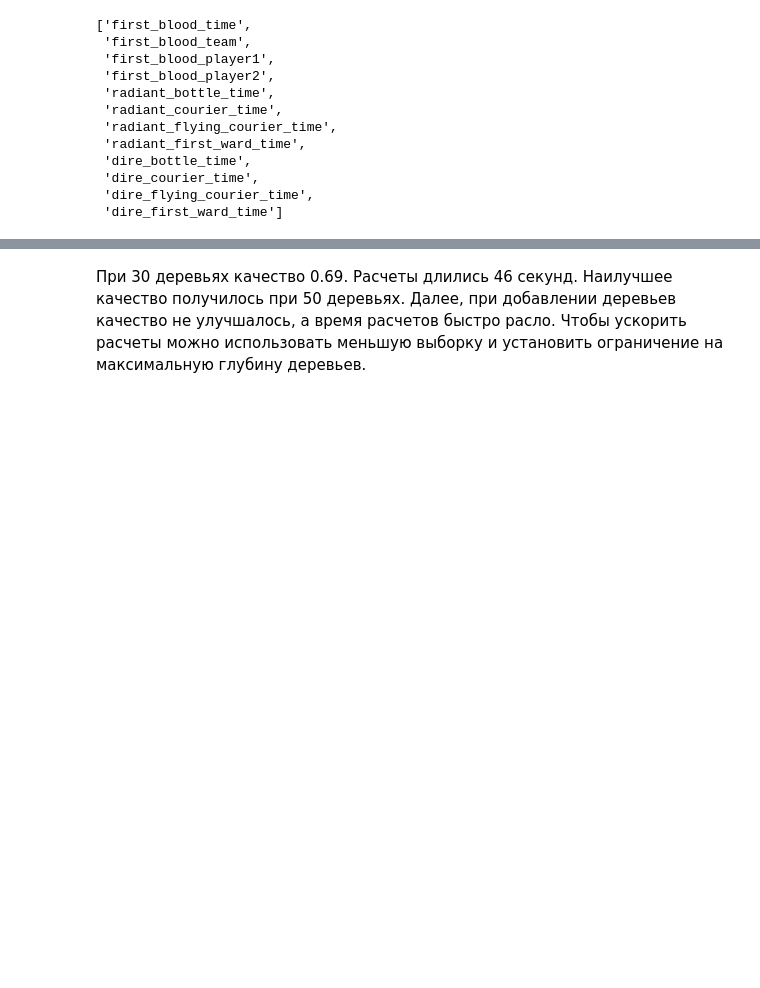
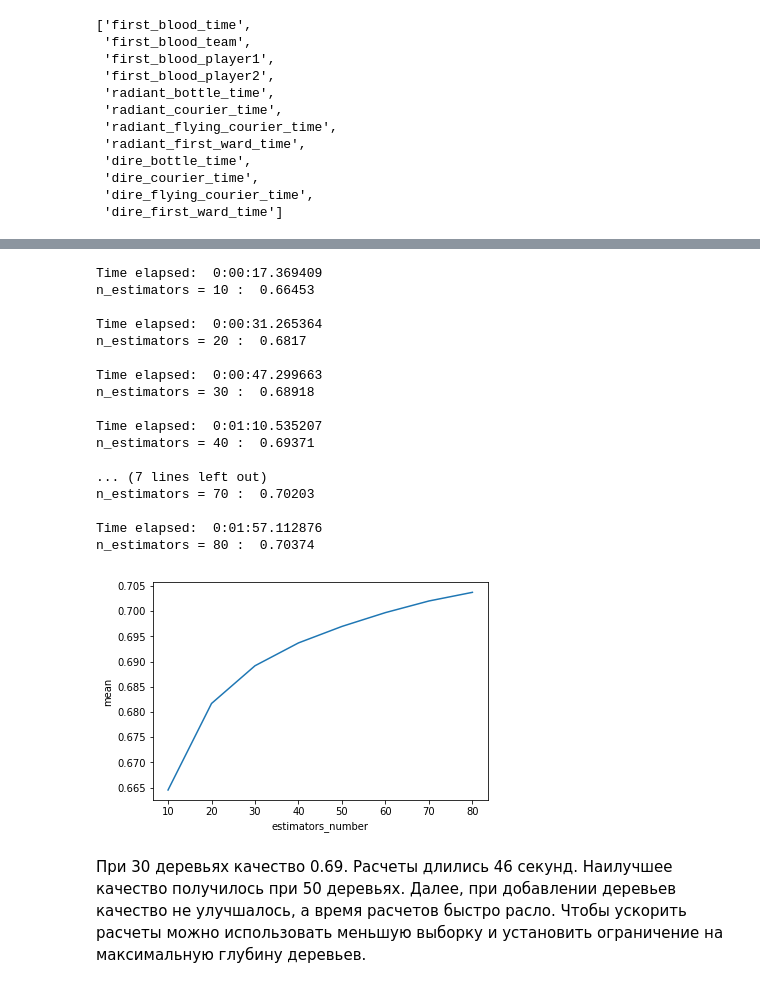
Before and after one commit to adrianoff/ml_coursera, a Jupyter notebook: open_curs/week7/Dota.ipynb, the cells around one changed output, grey strips where cells are left out. Drawn from its saved outputs; the diff is of its cells as text; code cells hidden in the pictures; blank space fills up the shorter version.

```diff
--- a/open_curs/week7/Dota.ipynb
+++ b/open_curs/week7/Dota.ipynb
@@ -91,3 +100,25 @@ Time elapsed:  0:02:05.403555
+# %%
+means, parameters = do_fit(X, y, [10, 20, 30, 40, 50, 60, 70, 80, 100, 200, 300], 'gradient_boosting')
+draw_chart(parameters, means, 'estimators_number', 'mean')
+# %% [output]
+Time elapsed:  0:00:17.369409
+n_estimators = 10 :  0.66453
+
+Time elapsed:  0:00:31.265364
+n_estimators = 20 :  0.6817
+
+Time elapsed:  0:00:47.299663
+n_estimators = 30 :  0.68918
+
+Time elapsed:  0:01:10.535207
+n_estimators = 40 :  0.69371
+
+... (7 lines left out)
+n_estimators = 70 :  0.70203
+
+Time elapsed:  0:01:57.112876
+n_estimators = 80 :  0.70374
+[figure, added]
 # %% [markdown]
 При 30 деревьях качество 0.69. Расчеты длились 46 секунд.
 Наилучшее качество получилось при 50 деревьях. Далее, при добавлении деревьев качество не улучшалось, а время расчетов быстро расло. Чтобы ускорить расчеты можно использовать меньшую выборку и установить ограничение на максимальную глубину деревьев.
```
Also changed, not shown: parts of 28 cells of this notebook.
